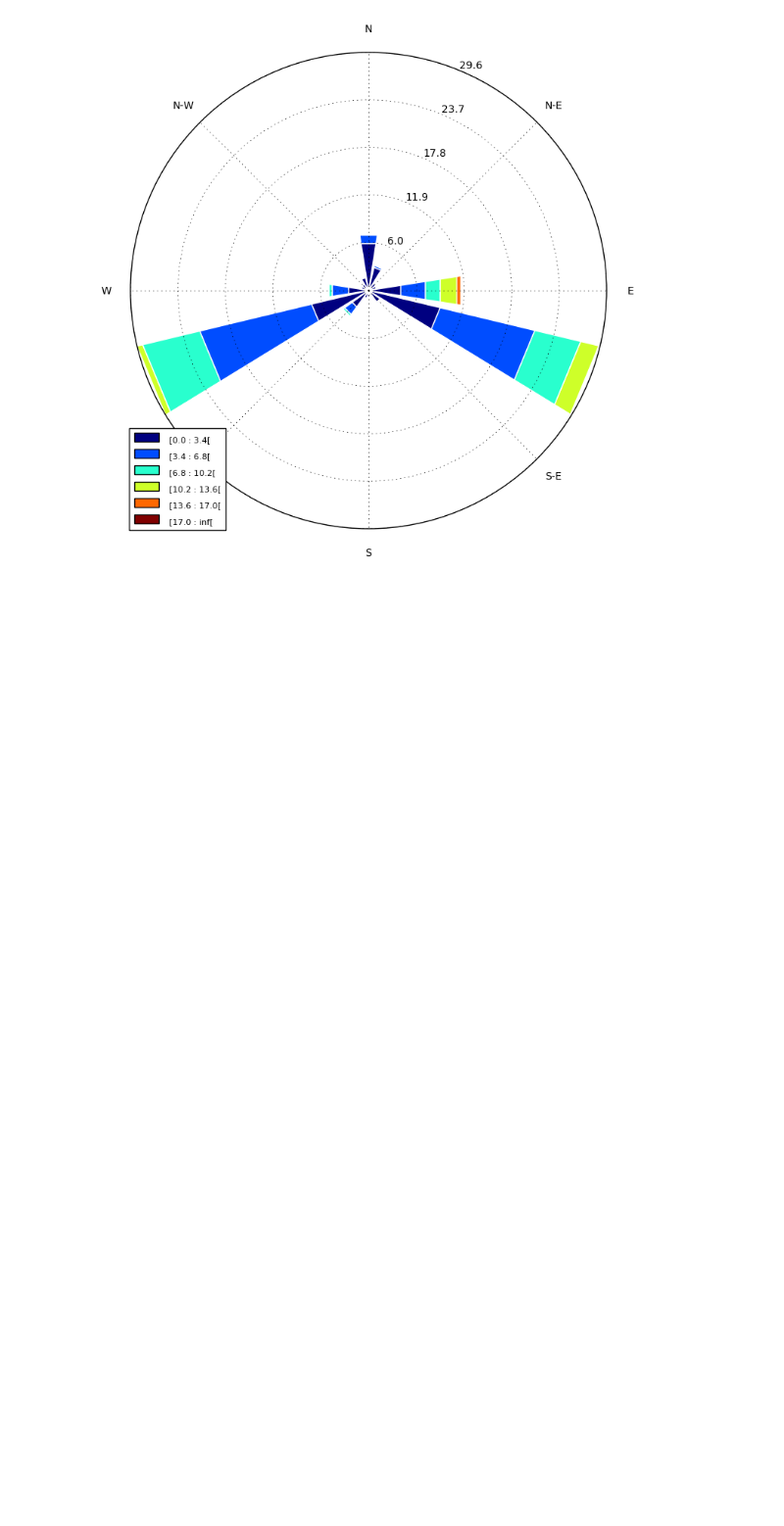
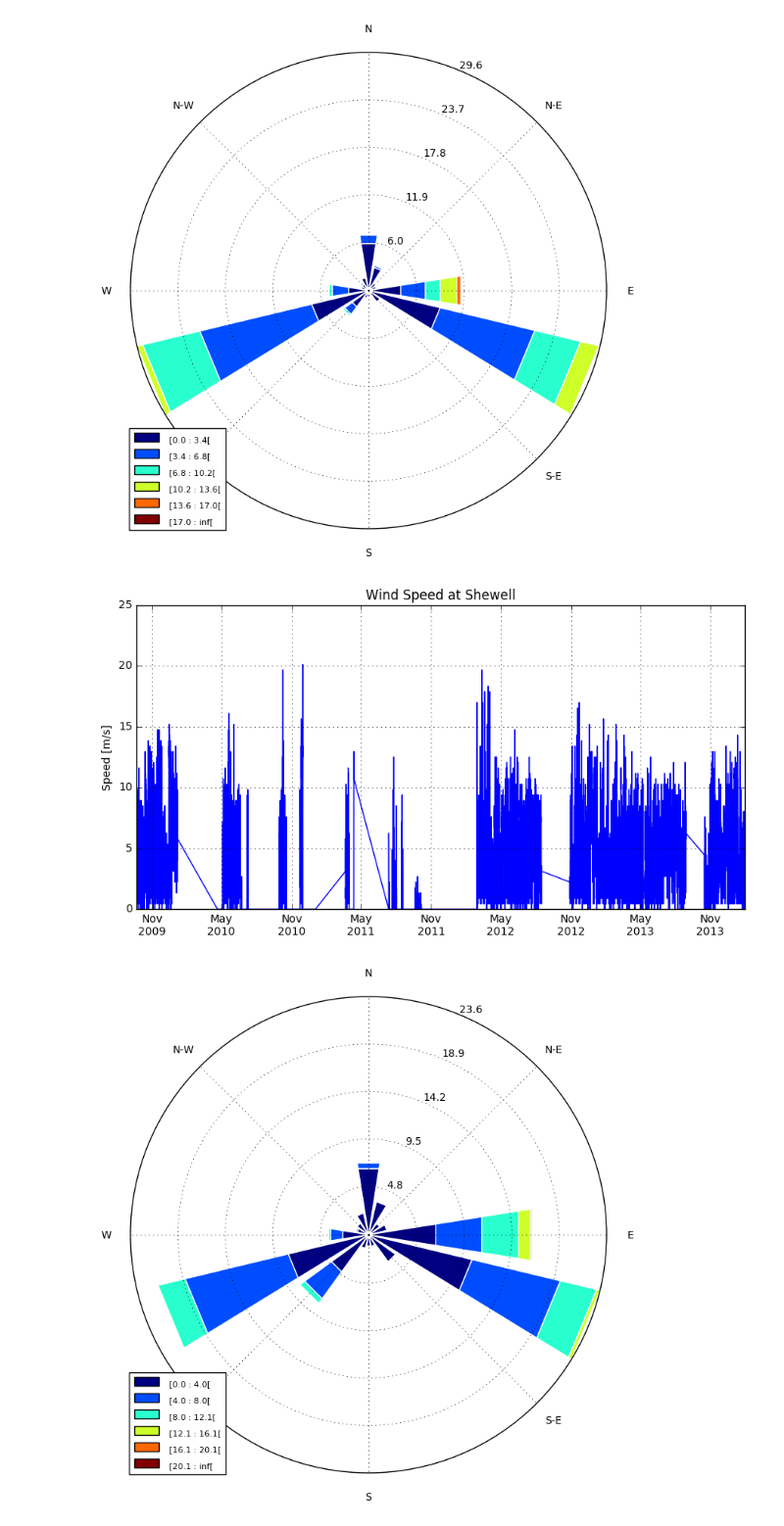
Before and after one commit to onedwd/wind_wlk, a Jupyter notebook: baine_wind.ipynb, the cells around one changed output. Shown at 98% size. Saved outputs shown, nothing was run; the diff lists cells and outputs as text; code cells hidden in the pictures; blank space fills up the shorter version.

```diff
--- a/baine_wind.ipynb
+++ b/baine_wind.ipynb
@@ -55,7 +56,7 @@ def read_wind(stn_file):
 #     print stn_data
     return stn_data
 # %%
-def plot_wind_speed(stn_data, stn_name,year):
+def plot_wind_speed(stn_data, stn_name):
 
     fig1, ax1 = plt.subplots(figsize=(10, 5))
     wind_data = pd.DataFrame(stn_data.ix[:,'wind_speed'])
@@ -66,7 +67,7 @@ def plot_wind_speed(stn_data, stn_name,year):
     plt.ylabel('Speed [m/s]')
 
 
-def plot_wind_rose(stn_data, stn_name,year):
+def plot_wind_rose(stn_data, stn_name):
     ax2 = WindroseAxes.from_ax()
     ax2.bar(stn_data.wind_dirdeg, stn_data.wind_speed, normed=True, opening=0.8, edgecolor='white')
     ax2.set_legend()
@@ -117,3 +119,12 @@ plt.show('all')
 # %% [output]
 [figure]
 [figure]
+# %%
+all_data = pd.concat([stn_987, stn_mh, stn_shewell1, stn_shewell2]).sort_index()
+# %%
+plot_wind_speed(all_data, stn_name='Shewell')
+plot_wind_rose(all_data, stn_name='All Shewell')
+plt.show('all')
+# %% [output]
+[figure, added]
+[figure, added]
```
Also changed, not shown: parts of 5 cells of this notebook.
